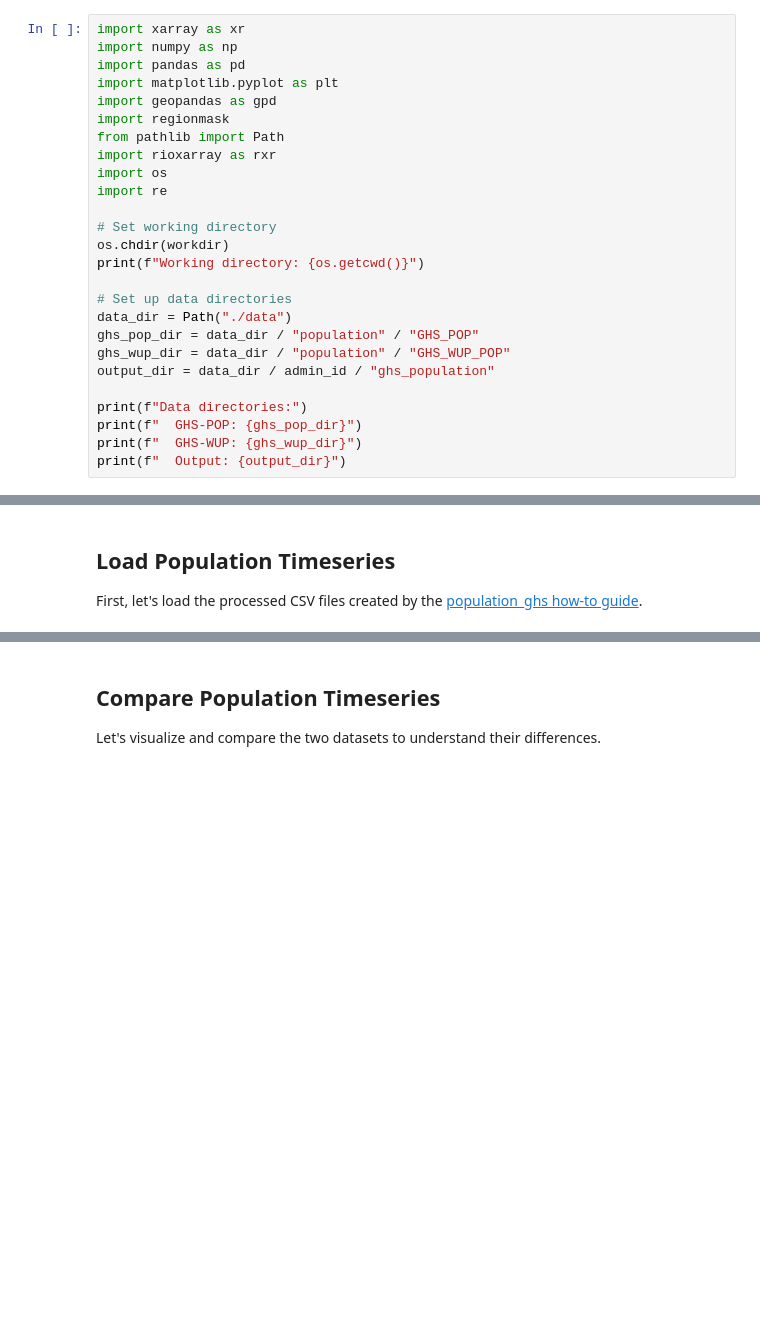
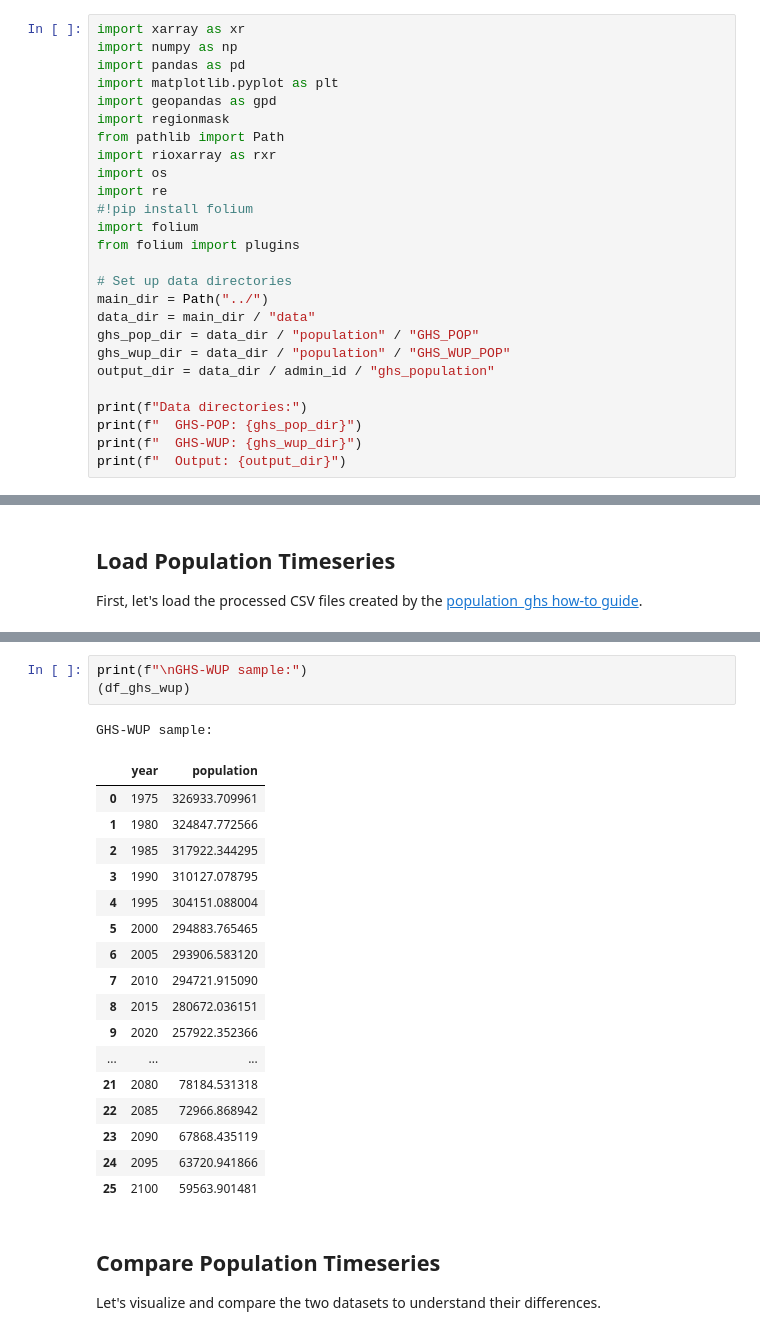
Before and after one commit to jkeune/extreme_precip_exposure, a Jupyter notebook: tutorials/population.ipynb, the cells around one changed output, grey strips where cells are left out. Drawn from its saved outputs; the diff is of its cells as text; blank space fills up the shorter version.

Commit message:
fix: relative main_dir instead of hardcoded workdir

```diff
--- a/tutorials/population.ipynb
+++ b/tutorials/population.ipynb
@@ -34,13 +33,13 @@ from pathlib import Path
 import rioxarray as rxr
 import os
 import re
-
-# Set working directory
-os.chdir(workdir)
-print(f"Working directory: {os.getcwd()}")
+#!pip install folium
+import folium
+from folium import plugins
 
 # Set up data directories
-data_dir = Path("./data")
+main_dir = Path("../")
+data_dir = main_dir / "data"
 ghs_pop_dir = data_dir / "population" / "GHS_POP"
 ghs_wup_dir = data_dir / "population" / "GHS_WUP_POP"
 output_dir = data_dir / admin_id / "ghs_population"
@@ -120,3 +121,25 @@ GHS-POP sample:
+# %%
+print(f"\nGHS-WUP sample:")
+(df_ghs_wup)
+# %% [output]
+GHS-WUP sample:
+|  | year | population |
+| 0 | 1975 | 326933.709961 |
+| 1 | 1980 | 324847.772566 |
+| 2 | 1985 | 317922.344295 |
+| 3 | 1990 | 310127.078795 |
+| 4 | 1995 | 304151.088004 |
+| 5 | 2000 | 294883.765465 |
+| 6 | 2005 | 293906.583120 |
+| 7 | 2010 | 294721.915090 |
+| 8 | 2015 | 280672.036151 |
+| 9 | 2020 | 257922.352366 |
+| ... | ... | ... |
+| 21 | 2080 | 78184.531318 |
+| 22 | 2085 | 72966.868942 |
+| 23 | 2090 | 67868.435119 |
+| 24 | 2095 | 63720.941866 |
+| 25 | 2100 | 59563.901481 |
 # %% [markdown]
 ## Compare Population Timeseries
 
```
Also changed, not shown: parts of 5 cells of this notebook.
